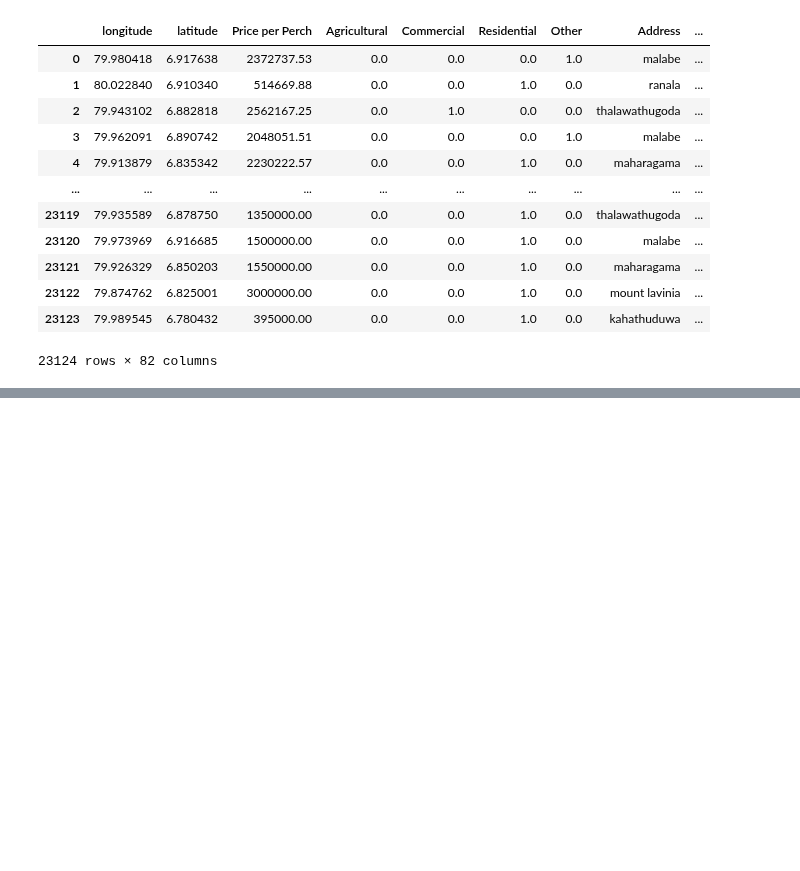
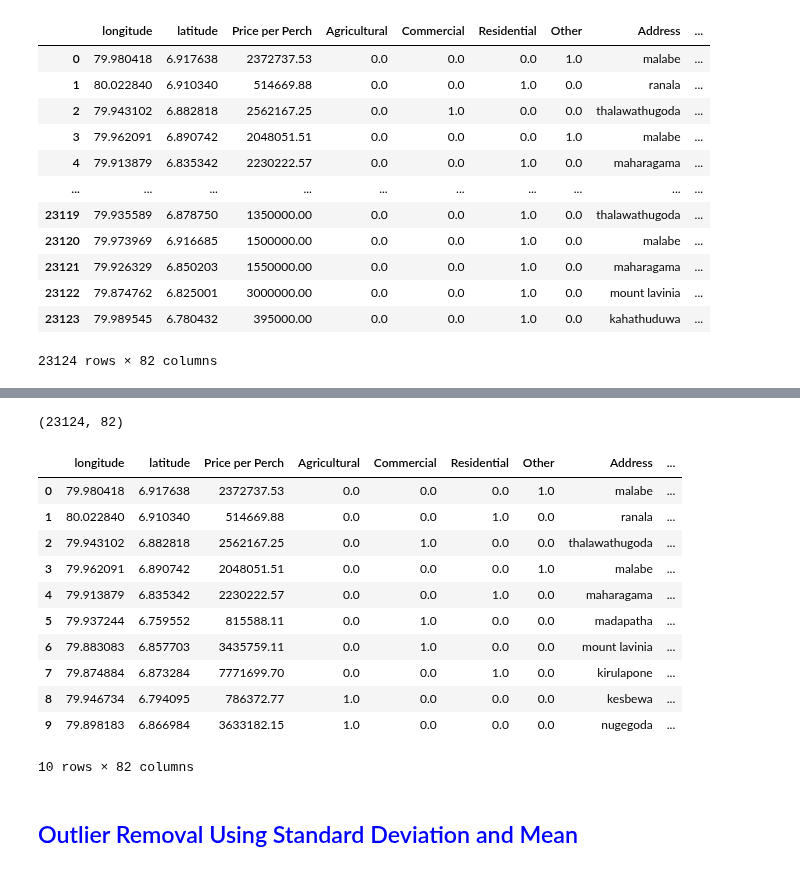
Before and after one commit to movindugunarathna/LandPulse-ML, a Jupyter notebook: model/part_4.ipynb, the cells around one changed output, grey strips where cells are left out. Cells and saved outputs as stored; diff of their text form; code cells hidden in the pictures; blank space fills up the shorter version.

```diff
--- a/model/part_4.ipynb
+++ b/model/part_4.ipynb
@@ -292,0 +353,3 @@ df3
+# %%
+df4['max_current'] = df3['max_current'].apply(transformtoPrices)
+print_non_float_data(df4, 'max_current')
@@ -292,0 +412,22 @@ df3
+# %%
+df5 = df4.copy()
+df5.shape
+# %% [output]
+(23124, 82)
+# %%
+df5.head(10)
+# %% [output]
+|  | longitude | latitude | Price per Perch | Agricultural | Commercial | Residential | Other | Address | ... |
+| 0 | 79.980418 | 6.917638 | 2372737.53 | 0.0 | 0.0 | 0.0 | 1.0 | malabe | ... |
+| 1 | 80.022840 | 6.910340 | 514669.88 | 0.0 | 0.0 | 1.0 | 0.0 | ranala | ... |
+| 2 | 79.943102 | 6.882818 | 2562167.25 | 0.0 | 1.0 | 0.0 | 0.0 | thalawathugoda | ... |
+| 3 | 79.962091 | 6.890742 | 2048051.51 | 0.0 | 0.0 | 0.0 | 1.0 | malabe | ... |
+| 4 | 79.913879 | 6.835342 | 2230222.57 | 0.0 | 0.0 | 1.0 | 0.0 | maharagama | ... |
+| 5 | 79.937244 | 6.759552 | 815588.11 | 0.0 | 1.0 | 0.0 | 0.0 | madapatha | ... |
+| 6 | 79.883083 | 6.857703 | 3435759.11 | 0.0 | 1.0 | 0.0 | 0.0 | mount lavinia | ... |
+| 7 | 79.874884 | 6.873284 | 7771699.70 | 0.0 | 0.0 | 1.0 | 0.0 | kirulapone | ... |
+| 8 | 79.946734 | 6.794095 | 786372.77 | 1.0 | 0.0 | 0.0 | 0.0 | kesbewa | ... |
+| 9 | 79.898183 | 6.866984 | 3633182.15 | 1.0 | 0.0 | 0.0 | 0.0 | nugegoda | ... |
+10 rows × 82 columns
+# %% [markdown]
+<h2 style='color:blue'>Outlier Removal Using Standard Deviation and Mean</h2>
```
Also changed, not shown: parts of 43 cells of this notebook.
